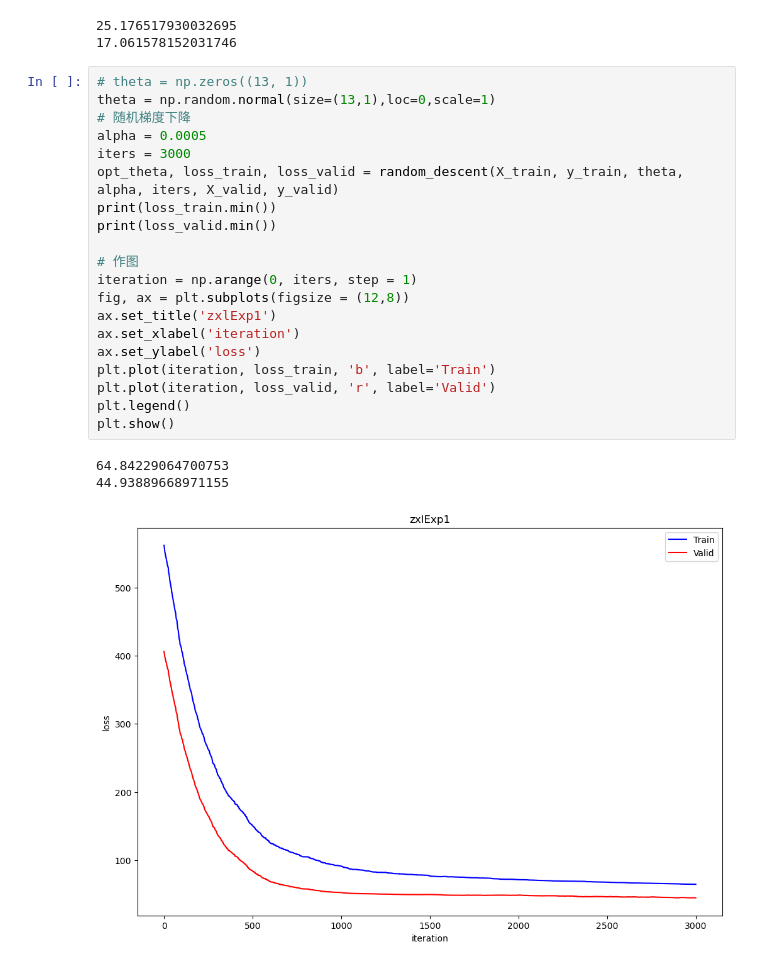
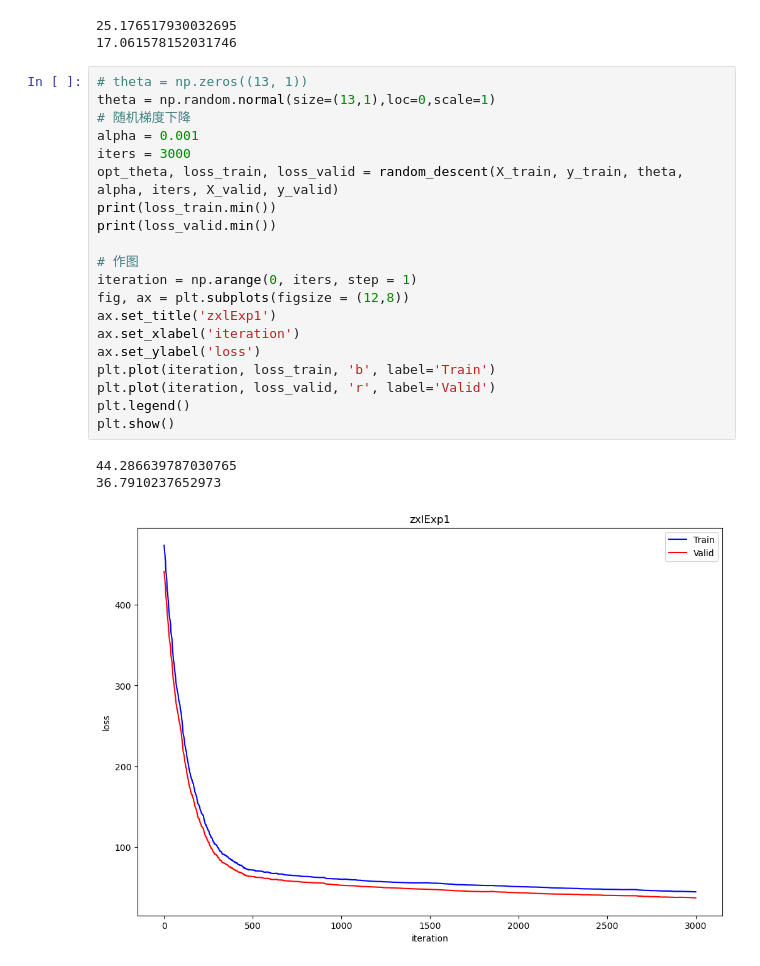
Before and after one commit to ChenmoshaoAlen/MLCourseExp1, a Jupyter notebook: exp1.ipynb, the cells around one changed output. Drawn from its saved outputs; the diff is of its cells as text.

```diff
--- a/exp1.ipynb
+++ b/exp1.ipynb
@@ -59,27 +59,27 @@ print(loss_valid)
 # %%
 # theta = np.zeros((13, 1))
 theta = np.random.normal(size=(13,1),loc=0,scale=1)
 # 随机梯度下降
-alpha = 0.0005
+alpha = 0.001
 iters = 3000
 opt_theta, loss_train, loss_valid = random_descent(X_train, y_train, theta, alpha, iters, X_valid, y_valid)
 print(loss_train.min())
 print(loss_valid.min())
 
 # 作图
 iteration = np.arange(0, iters, step = 1)
 fig, ax = plt.subplots(figsize = (12,8))
 ax.set_title('zxlExp1')
 ax.set_xlabel('iteration')
 ax.set_ylabel('loss')
 plt.plot(iteration, loss_train, 'b', label='Train')
 plt.plot(iteration, loss_valid, 'r', label='Valid')
 plt.legend()
 plt.show()
 # %% [output]
-64.84229064700753
-44.93889668971155
+44.286639787030765
+36.7910237652973
-[figure, old version]
+[figure, new version]
 # %%
 # student grade
 studata_train=pd.read_csv('TrainSet.csv').fillna(0)
```
Also changed, not shown: parts of 1 cell of this notebook.
